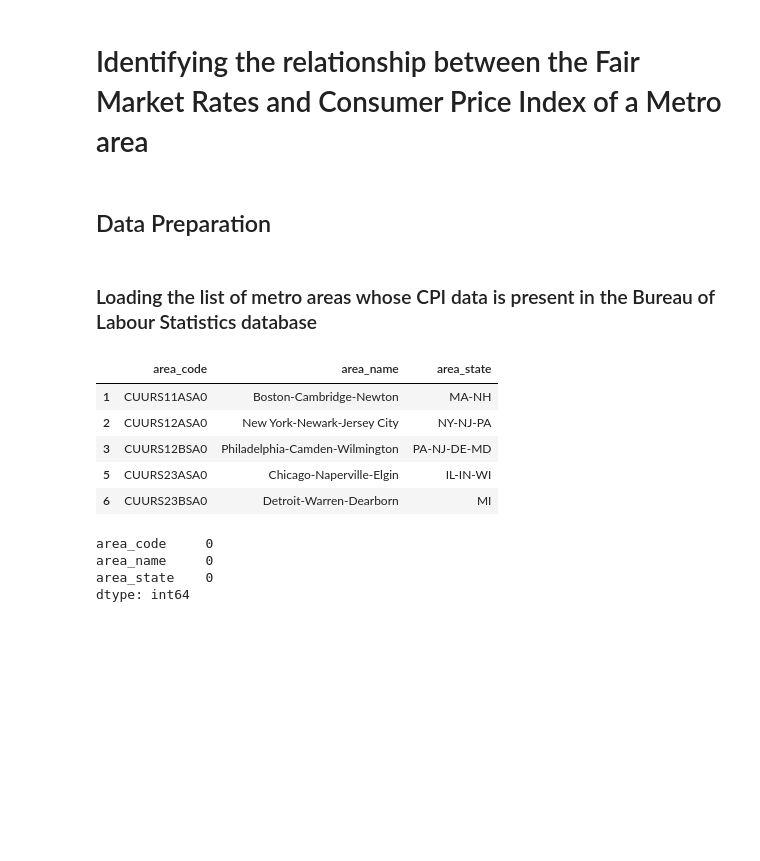
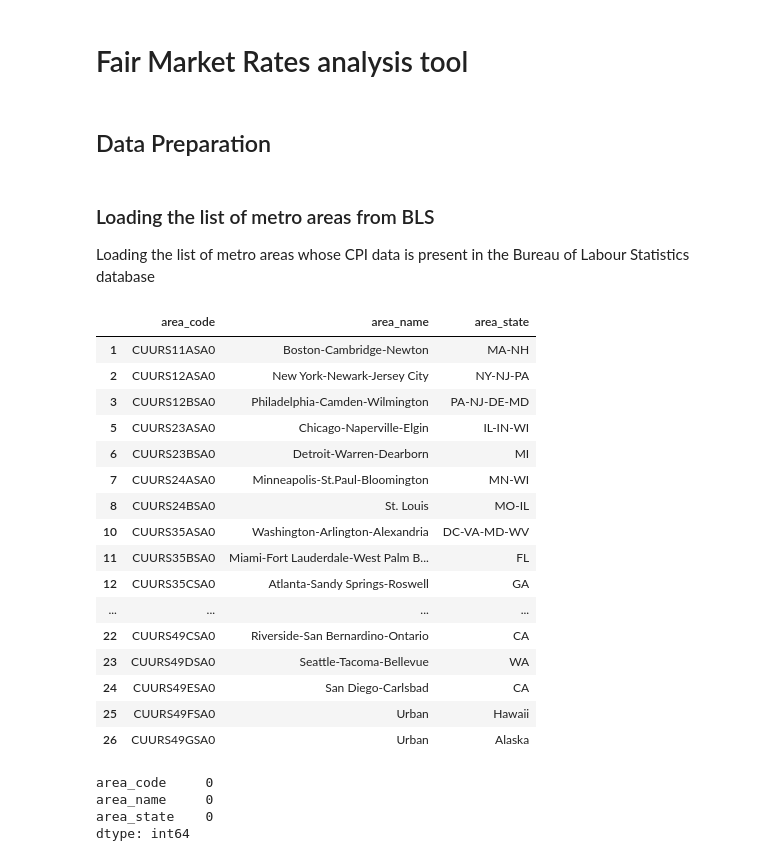
Before and after one commit to shah-satyam/2024Spr_projects, a Jupyter notebook: Single Metro Area Analysis.ipynb, the cells around one changed output. Cells and saved outputs as stored; diff of their text form; code cells hidden in the pictures; blank space fills up the shorter version.

```diff
--- a/Single Metro Area Analysis.ipynb
+++ b/Single Metro Area Analysis.ipynb
@@ -1,5 +1,5 @@
 # %% [markdown]
-# Identifying the relationship between the Fair Market Rates and Consumer Price Index of a Metro area
+# Fair Market Rates analysis tool
 # %%
 import fetchData
 import transformData
@@ -16,18 +14,31 @@ analysis_start_year = 2014
 analysis_end_year = 2024
 FMR_implementation_month = 10
 # %% [markdown]
-### Loading the list of metro areas whose CPI data is present in the Bureau of Labour Statistics database
+### Loading the list of metro areas from BLS
+
+Loading the list of metro areas whose CPI data is present in the Bureau of Labour Statistics database
 # %%
 #fetching series id's for every metro area available in the Bureau of Labour Statistic's database
 series_id = fetchData.get_bls_series_id(metro_code_file=BLS_area_codes)
-series_id.head()
+series_id
 # %% [output]
 |  | area_code | area_name | area_state |
 | 1 | CUURS11ASA0 | Boston-Cambridge-Newton | MA-NH |
 | 2 | CUURS12ASA0 | New York-Newark-Jersey City | NY-NJ-PA |
 | 3 | CUURS12BSA0 | Philadelphia-Camden-Wilmington | PA-NJ-DE-MD |
 | 5 | CUURS23ASA0 | Chicago-Naperville-Elgin | IL-IN-WI |
 | 6 | CUURS23BSA0 | Detroit-Warren-Dearborn | MI |
+| 7 | CUURS24ASA0 | Minneapolis-St.Paul-Bloomington | MN-WI |
+| 8 | CUURS24BSA0 | St. Louis | MO-IL |
+| 10 | CUURS35ASA0 | Washington-Arlington-Alexandria | DC-VA-MD-WV |
+| 11 | CUURS35BSA0 | Miami-Fort Lauderdale-West Palm B... | FL |
+| 12 | CUURS35CSA0 | Atlanta-Sandy Springs-Roswell | GA |
+| ... | ... | ... | ... |
+| 22 | CUURS49CSA0 | Riverside-San Bernardino-Ontario | CA |
+| 23 | CUURS49DSA0 | Seattle-Tacoma-Bellevue | WA |
+| 24 | CUURS49ESA0 | San Diego-Carlsbad | CA |
+| 25 | CUURS49FSA0 | Urban | Hawaii |
+| 26 | CUURS49GSA0 | Urban | Alaska |
 # %%
 series_id.isna().sum()
 # %% [output]
```
Also changed, not shown: parts of 40 cells of this notebook, 5 other files.
